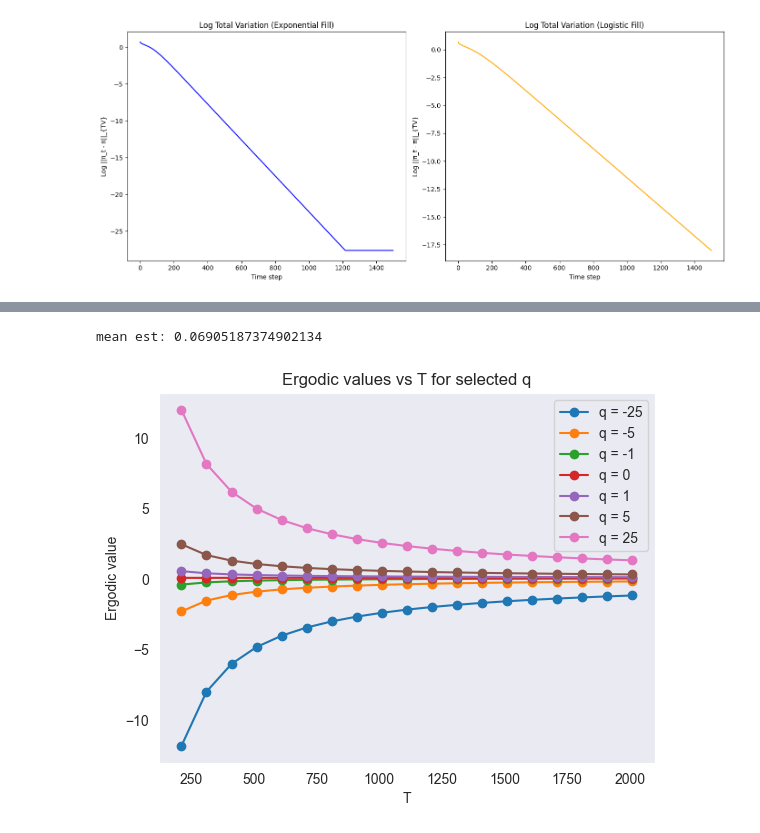
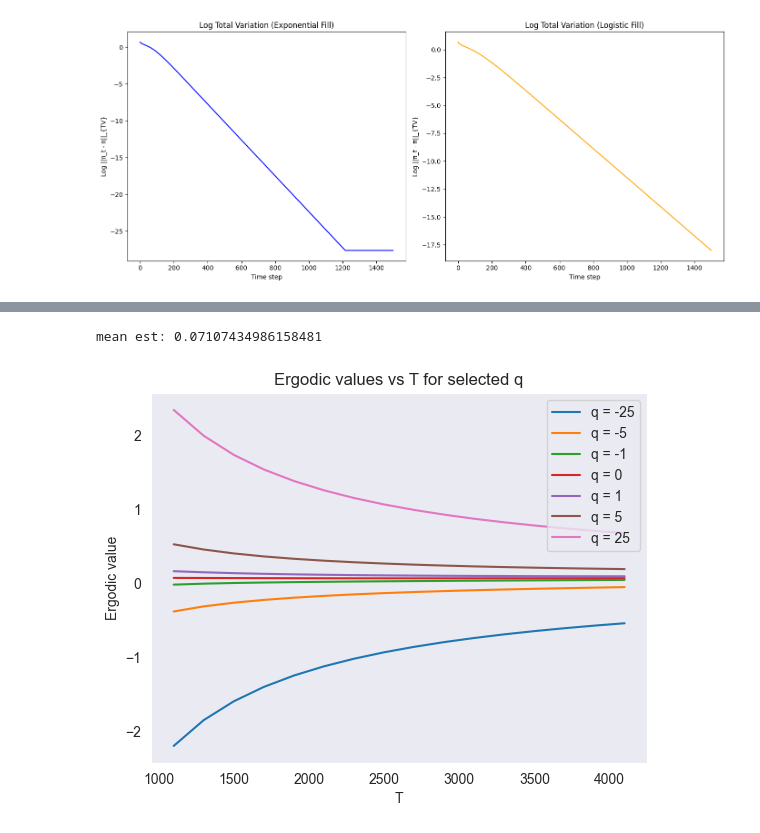
Before and after one commit to ben-jamie-son/mml-reinforcement-learning, a Jupyter notebook: MM_parmater_learning-main/Comparison_Sim.ipynb, the cells around one changed output, grey strips where cells are left out. Cells and saved outputs as stored; diff of their text form; code cells hidden in the pictures.

```diff
--- a/MM_parmater_learning-main/Comparison_Sim.ipynb
+++ b/MM_parmater_learning-main/Comparison_Sim.ipynb
@@ -722,16 +718,8 @@ T = 20
 # %%
-t, h, q_grid = solver.solve_HJB(T)
-
-print("Inventory states:", q_grid)
-print("Value function shape:", h.shape)
-
-T_eval, ergodic_values, q_grid = solver.Ergodic_limit()
+T_eval, ergodic_values, q_grid = solver.Ergodic_limit(T_start= 100, T_inc = 200, N_per_t=50, tol=1e-4)
 
 import numpy as np
 import matplotlib.pyplot as plt
-
-print("Time horizons tested:", T_eval)
-print("Ergodic estimates:", ergodic_values)
 
 ergodic_values = np.array(ergodic_values)
 
@@ -791,35 +779,34 @@ import matplotlib.pyplot as plt
 
 ergodic_values = np.array(ergodic_values)
 q_grid = np.array(q_grid)
 
 # q values to plot
 q_targets = [-25, -5, -1, 0, 1, 5, 25]
 
 plt.figure()
-T_eval_cut = T_eval[2:]
-ergodic_cut  = ergodic_values[2:]
+T_eval_cut = T_eval[5:]
+ergodic_cut  = ergodic_values[5:]
 
 ergodic_constant_est = np.mean(ergodic_cut[-1, :])
 print("mean est: " + str(ergodic_constant_est))
 
 for q in q_targets:
     # find index of closest q in grid
     idx = np.argmin(np.abs(q_grid - q))
 
     plt.plot(
         T_eval_cut,
         ergodic_cut[:, idx],
-        marker='o',
         label=f'q = {q_grid[idx]}'
     )
 
 plt.xlabel('T')
 plt.ylabel('Ergodic value')
 plt.title('Ergodic values vs T for selected q')
 plt.legend()
 plt.grid()
 
 plt.show()
 # %% [output]
-mean est: 0.06905187374902134
+mean est: 0.07107434986158481
-[figure, old version]
+[figure, new version]
```
Also changed, not shown: parts of 3 cells of this notebook, 2 other files.
